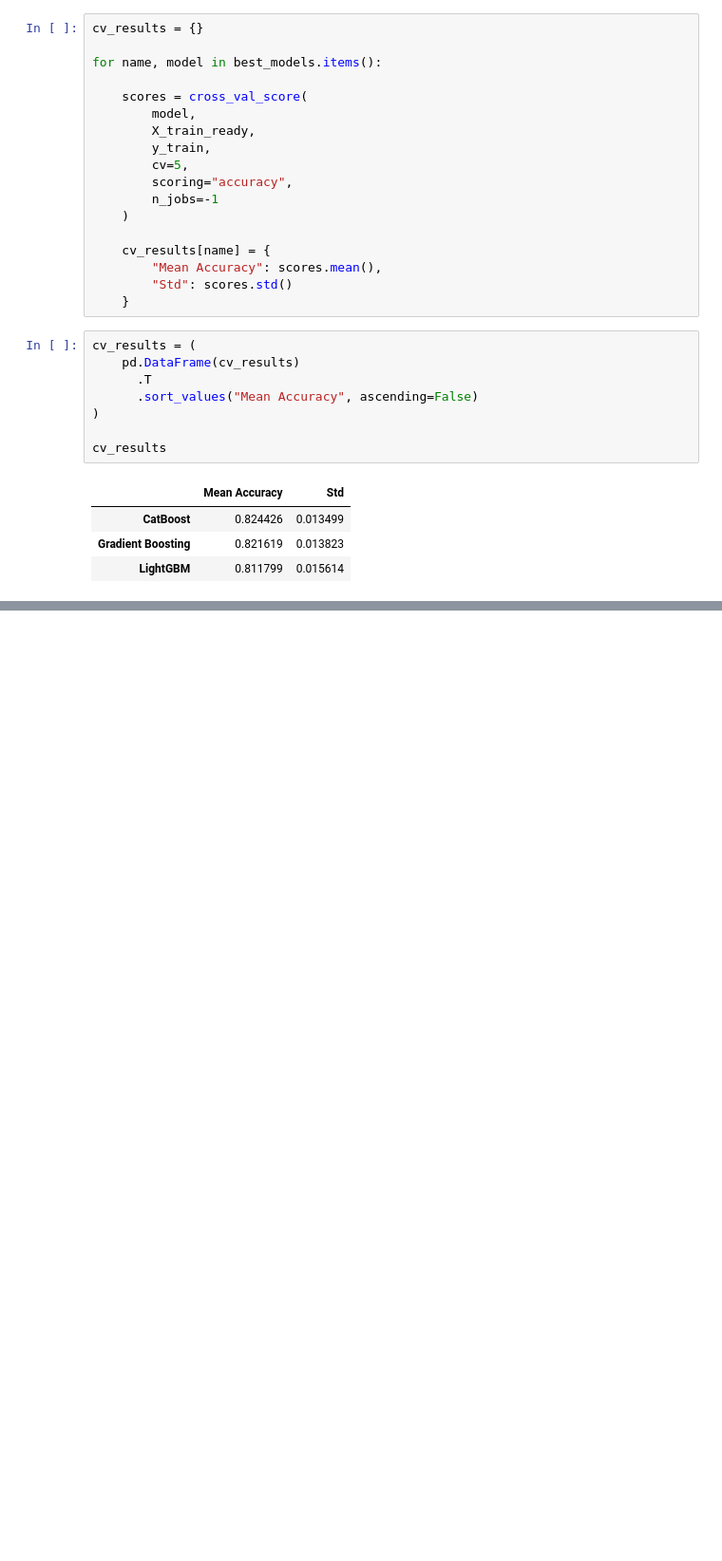
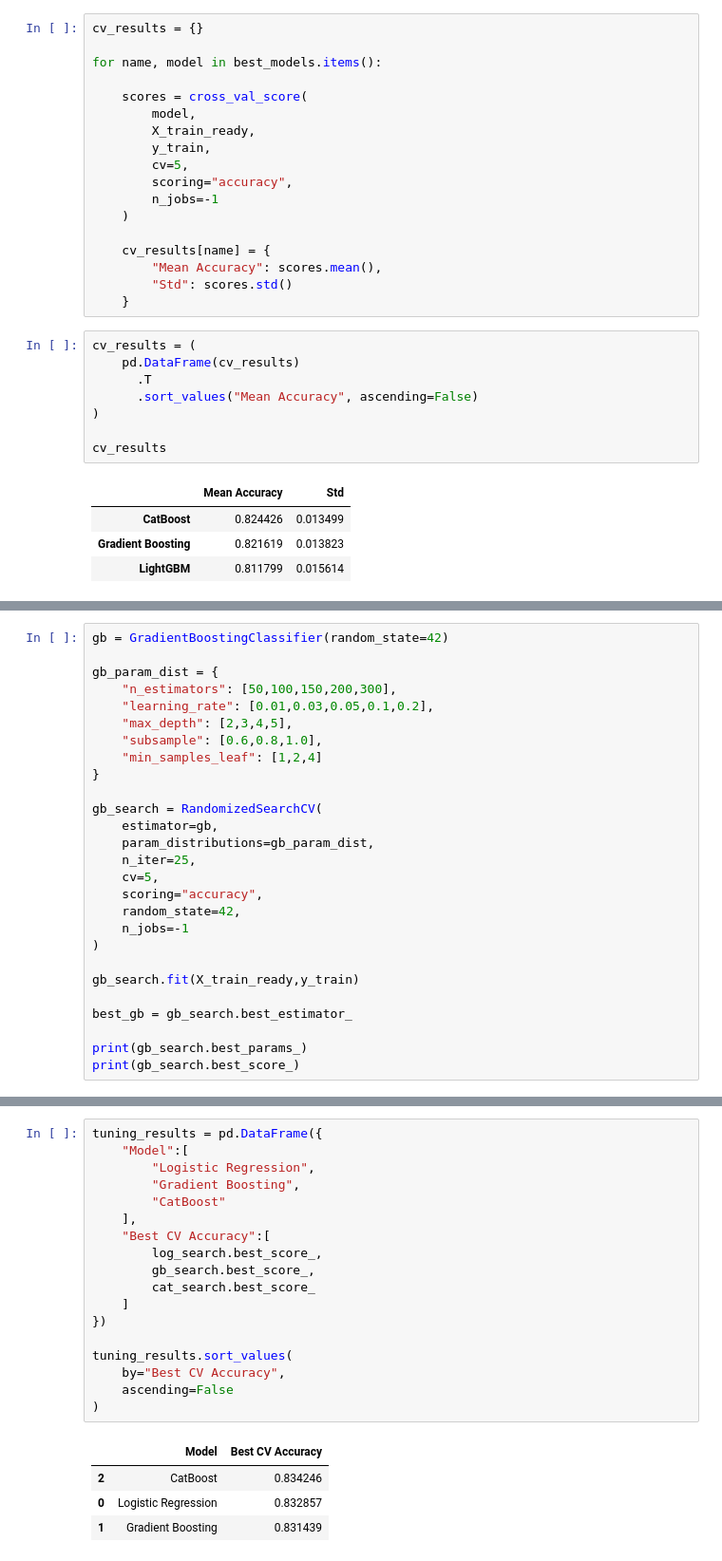
Before and after one commit to mustafa-al-soufi/Titanic, a Jupyter notebook: notebooks/titanic.ipynb, the cells around one changed output, grey strips where cells are left out. Shown at 95% size. Cells and saved outputs as stored; diff of their text form; blank space fills up the shorter version.

```diff
--- a/notebooks/titanic.ipynb
+++ b/notebooks/titanic.ipynb
@@ -1013,0 +1056,27 @@ cv_results
+# %%
+gb = GradientBoostingClassifier(random_state=42)
+
+gb_param_dist = {
+    "n_estimators": [50,100,150,200,300],
+    "learning_rate": [0.01,0.03,0.05,0.1,0.2],
+    "max_depth": [2,3,4,5],
+    "subsample": [0.6,0.8,1.0],
+    "min_samples_leaf": [1,2,4]
+}
+
+gb_search = RandomizedSearchCV(
+    estimator=gb,
+    param_distributions=gb_param_dist,
+    n_iter=25,
+    cv=5,
+    scoring="accuracy",
+    random_state=42,
+    n_jobs=-1
+)
+
+gb_search.fit(X_train_ready,y_train)
+
+best_gb = gb_search.best_estimator_
+
+print(gb_search.best_params_)
+print(gb_search.best_score_)
@@ -1013,0 +1119,23 @@ cv_results
+# %%
+tuning_results = pd.DataFrame({
+    "Model":[
+        "Logistic Regression",
+        "Gradient Boosting",
+        "CatBoost"
+    ],
+    "Best CV Accuracy":[
+        log_search.best_score_,
+        gb_search.best_score_,
+        cat_search.best_score_
+    ]
+})
+
+tuning_results.sort_values(
+    by="Best CV Accuracy",
+    ascending=False
+)
+# %% [output]
+|  | Model | Best CV Accuracy |
+| 2 | CatBoost | 0.834246 |
+| 0 | Logistic Regression | 0.832857 |
+| 1 | Gradient Boosting | 0.831439 |
```
Also changed, not shown: parts of 9 cells of this notebook, 4 other files.
